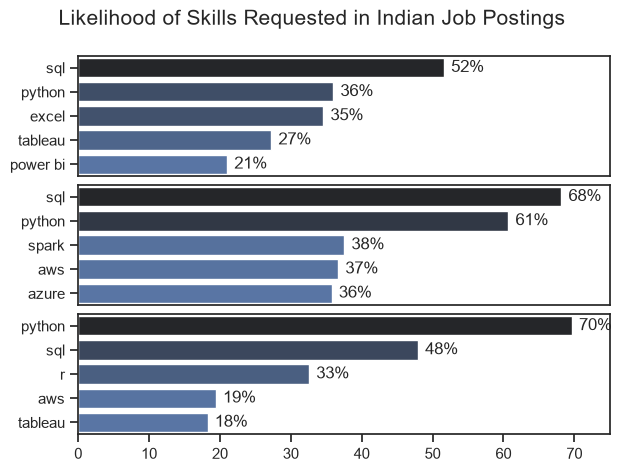
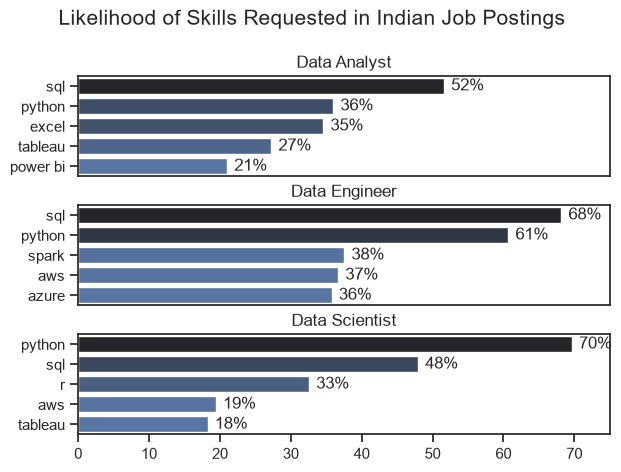
The change to this notebook cell's code, shown as a diff; its figure went from the first image to the second:
--- before
+++ after
@@ -5,4 +5,5 @@
   df_plot = df_skills_perc[df_skills_perc['job_title_short'] == job_title].head(5)
   sns.barplot(data=df_plot, x='skill_percent', y='job_skills', ax=ax[i], hue='skill_count', palette='dark:b_r')
+  ax[i].set_title(job_title)
   ax[i].set_xlabel('')
   ax[i].set_ylabel('')

Commit: final commit